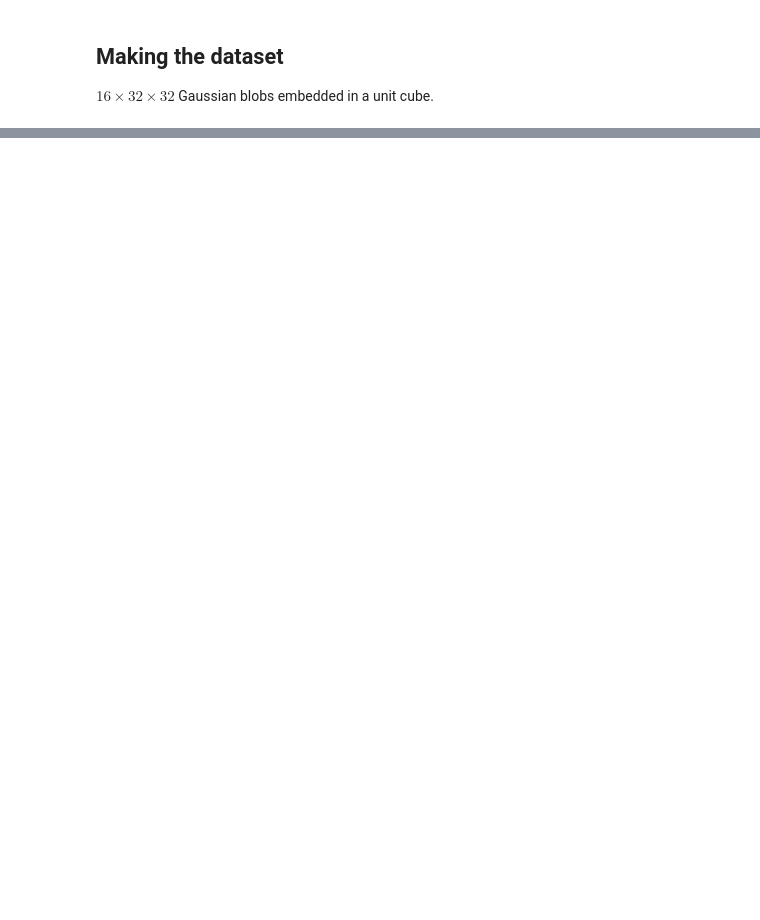
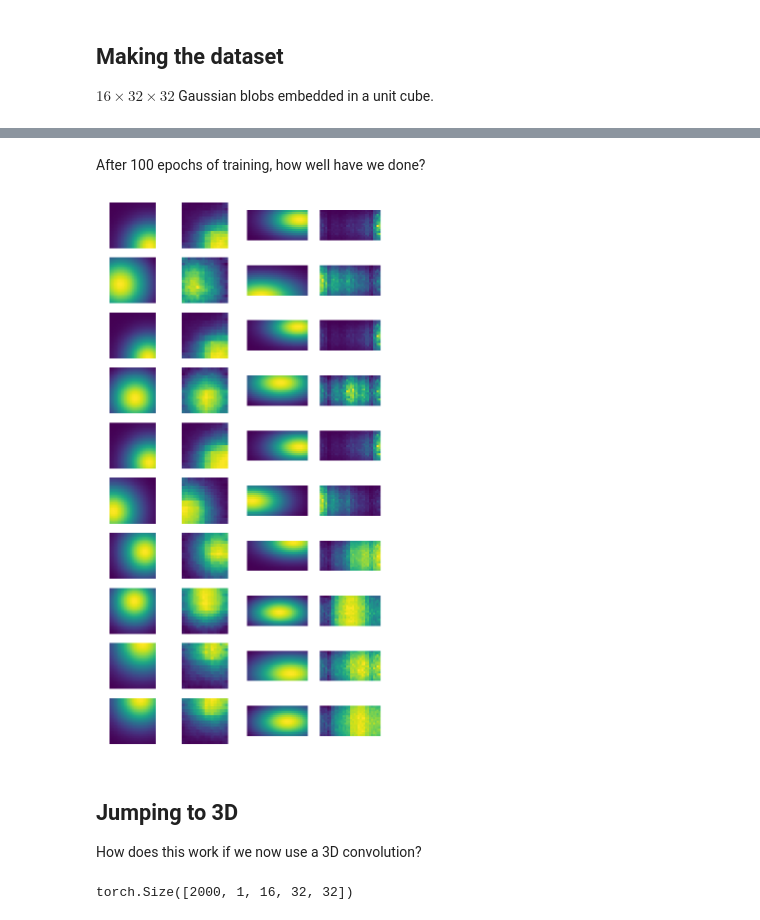
Before and after one commit to MatthewJA/cubism, a Jupyter notebook: vae-cube-slices.ipynb, the cells around one changed output, grey strips where cells are left out. Cells and saved outputs as stored; diff of their text form; code cells hidden in the pictures; blank space fills up the shorter version.

```diff
--- a/vae-cube-slices.ipynb
+++ b/vae-cube-slices.ipynb
@@ -134,0 +151,23 @@ Epoch[4/50] Loss: 16777600.000 16777592.000 7.430
+# %% [markdown]
+After 100 epochs of training, how well have we done?
+# %%
+plt.figure(figsize=(10, 20))
+for i in range(10):
+    plt.subplot(10, 4, i * 4 + 1)
+    plt.imshow(data[i].numpy().mean(axis=0))
+    plt.axis('off')
+    plt.subplot(10, 4, i * 4 + 2)
+    plt.imshow(recon[i].detach().numpy().mean(axis=0))
+    plt.axis('off')
+    plt.subplot(10, 4, i * 4 + 3)
+    plt.imshow(data[i].numpy()[:, 0, :])
+    plt.axis('off')
+    plt.subplot(10, 4, i * 4 + 4)
+    plt.imshow(recon[i].detach().numpy()[:, 0, :])
+    plt.axis('off')
+# %% [output]
+[figure, added]
+# %% [markdown]
+## Jumping to 3D
+
+How does this work if we now use a 3D convolution?
@@ -134,0 +237,5 @@ Epoch[4/50] Loss: 16777600.000 16777592.000 7.430
+# %%
+data3d = data.reshape((2000, 1, 16, 32, 32))
+vae3d.forward(data3d)[0].shape
+# %% [output]
+torch.Size([2000, 1, 16, 32, 32])
```
Also changed, not shown: parts of 17 cells of this notebook.
